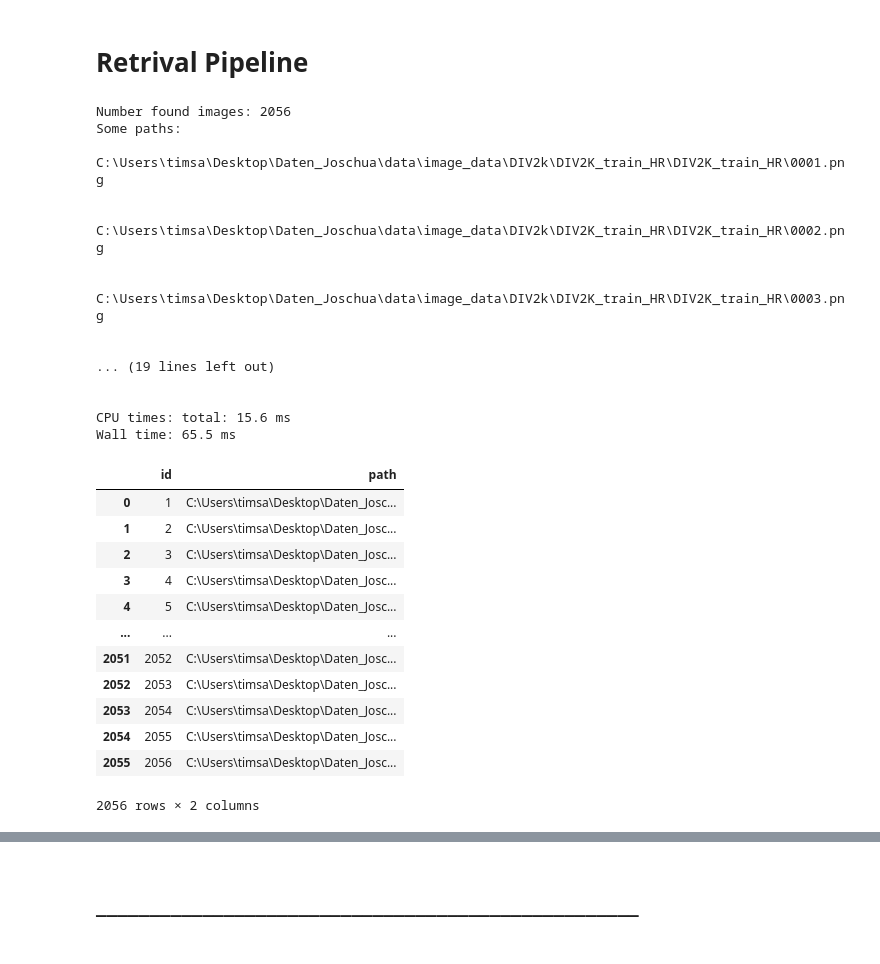
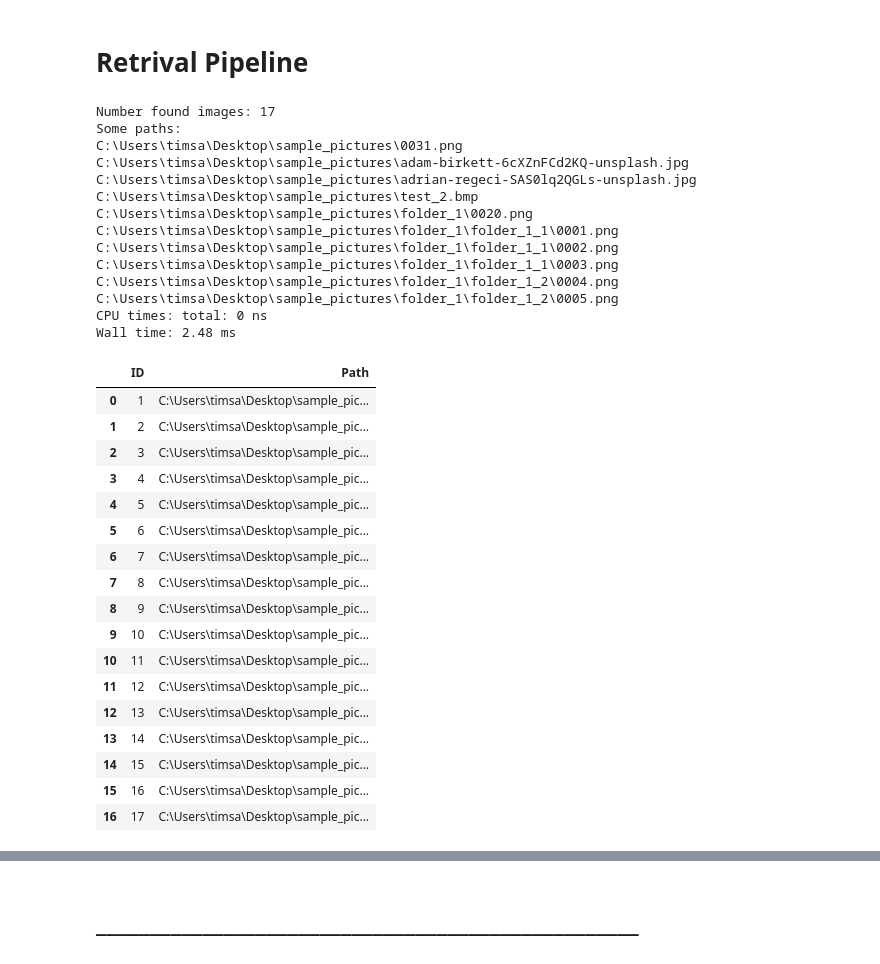
Before and after one commit to tis22/image_recommender, a Jupyter notebook: ImageLoader.ipynb, the cells around one changed output, grey strips where cells are left out. Cells and saved outputs as stored; diff of their text form; code cells hidden in the pictures.

```diff
--- a/ImageLoader.ipynb
+++ b/ImageLoader.ipynb
@@ -40,7 +39,7 @@ def find_image_files(root_dir, extensions=('.jpg', '.jpeg', '.png', '.bmp', '.ti
     return image_files
 
 
-image_paths = find_image_files(r"C:\Users\timsa\Desktop\Daten_Joschua\data")
+image_paths = find_image_files(r"C:\Users\timsa\Desktop\sample_pictures")
 #df_image_paths = pd.DataFrame({'ID': range(1, len(image_paths) + 1), 'Path': image_paths})
 df_image_paths = pd.DataFrame(image_paths, columns=["Path"])
 df_image_paths.to_pickle('Path.pkl')
@@ -48,30 +47,26 @@ df_image_paths.to_pickle('Path.pkl')
 # Show first 10 paths
 print(f"Number found images: {len(image_paths)}")
 if len(image_paths) > 10:
-    print("Some paths:\n")
+    print("Some paths:")
     for pic_path in image_paths[:10]:
         print(pic_path)
-        print("\n")
 else:
     print("Found paths:", image_paths)
 # %% [output]
-Number found images: 2056
+Number found images: 17
 Some paths:
-
-C:\Users\timsa\Desktop\Daten_Joschua\data\image_data\DIV2k\DIV2K_train_HR\DIV2K_train_HR\0001.png
-
-
-C:\Users\timsa\Desktop\Daten_Joschua\data\image_data\DIV2k\DIV2K_train_HR\DIV2K_train_HR\0002.png
-
-
-C:\Users\timsa\Desktop\Daten_Joschua\data\image_data\DIV2k\DIV2K_train_HR\DIV2K_train_HR\0003.png
-
-
-... (19 lines left out)
-
-
-CPU times: total: 15.6 ms
-Wall time: 65.5 ms
+C:\Users\timsa\Desktop\sample_pictures\0031.png
+C:\Users\timsa\Desktop\sample_pictures\adam-birkett-6cXZnFCd2KQ-unsplash.jpg
+C:\Users\timsa\Desktop\sample_pictures\adrian-regeci-SAS0lq2QGLs-unsplash.jpg
+C:\Users\timsa\Desktop\sample_pictures\test_2.bmp
+C:\Users\timsa\Desktop\sample_pictures\folder_1\0020.png
+C:\Users\timsa\Desktop\sample_pictures\folder_1\folder_1_1\0001.png
+C:\Users\timsa\Desktop\sample_pictures\folder_1\folder_1_1\0002.png
+C:\Users\timsa\Desktop\sample_pictures\folder_1\folder_1_1\0003.png
+C:\Users\timsa\Desktop\sample_pictures\folder_1\folder_1_2\0004.png
+C:\Users\timsa\Desktop\sample_pictures\folder_1\folder_1_2\0005.png
+CPU times: total: 0 ns
+Wall time: 2.48 ms
 # %%
 # Create database
 
@@ -98,28 +93,33 @@ conn.commit()
 # %%
 import pandas as pd
 curs.execute("""SELECT *
                 FROM image_paths;""")
 results = curs.fetchall()
 
-df = pd.DataFrame(results, columns=['id', 'path'])
+df = pd.DataFrame(results, columns=['ID', 'Path'])
 
 #conn.close()
 
 df
 # %% [output]
-|  | id | path |
-| 0 | 1 | C:\Users\timsa\Desktop\Daten_Josc... |
-| 1 | 2 | C:\Users\timsa\Desktop\Daten_Josc... |
-| 2 | 3 | C:\Users\timsa\Desktop\Daten_Josc... |
-| 3 | 4 | C:\Users\timsa\Desktop\Daten_Josc... |
-| 4 | 5 | C:\Users\timsa\Desktop\Daten_Josc... |
-| ... | ... | ... |
-| 2051 | 2052 | C:\Users\timsa\Desktop\Daten_Josc... |
-| 2052 | 2053 | C:\Users\timsa\Desktop\Daten_Josc... |
-| 2053 | 2054 | C:\Users\timsa\Desktop\Daten_Josc... |
-| 2054 | 2055 | C:\Users\timsa\Desktop\Daten_Josc... |
-| 2055 | 2056 | C:\Users\timsa\Desktop\Daten_Josc... |
+|  | ID | Path |
+| 0 | 1 | C:\Users\timsa\Desktop\sample_pic... |
+| 1 | 2 | C:\Users\timsa\Desktop\sample_pic... |
+| 2 | 3 | C:\Users\timsa\Desktop\sample_pic... |
+| 3 | 4 | C:\Users\timsa\Desktop\sample_pic... |
+| 4 | 5 | C:\Users\timsa\Desktop\sample_pic... |
+| 5 | 6 | C:\Users\timsa\Desktop\sample_pic... |
+| 6 | 7 | C:\Users\timsa\Desktop\sample_pic... |
+| 7 | 8 | C:\Users\timsa\Desktop\sample_pic... |
+| 8 | 9 | C:\Users\timsa\Desktop\sample_pic... |
+| 9 | 10 | C:\Users\timsa\Desktop\sample_pic... |
+| 10 | 11 | C:\Users\timsa\Desktop\sample_pic... |
+| 11 | 12 | C:\Users\timsa\Desktop\sample_pic... |
+| 12 | 13 | C:\Users\timsa\Desktop\sample_pic... |
+| 13 | 14 | C:\Users\timsa\Desktop\sample_pic... |
+| 14 | 15 | C:\Users\timsa\Desktop\sample_pic... |
+| 15 | 16 | C:\Users\timsa\Desktop\sample_pic... |
+| 16 | 17 | C:\Users\timsa\Desktop\sample_pic... |
-2056 rows × 2 columns
 # %%
 # Measurement functions (1st & 2nd)
 
```
Also changed, not shown: parts of 8 cells of this notebook.
